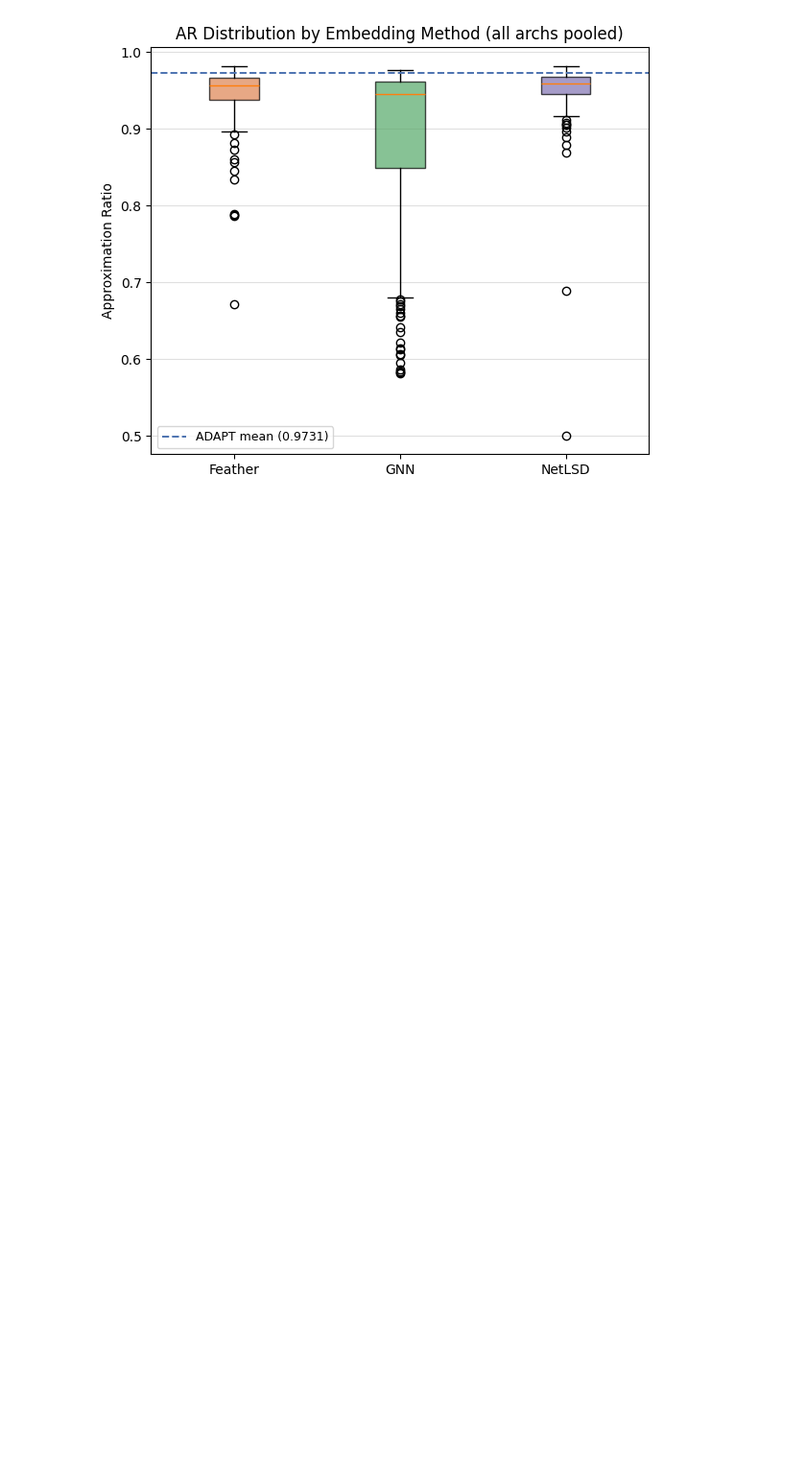
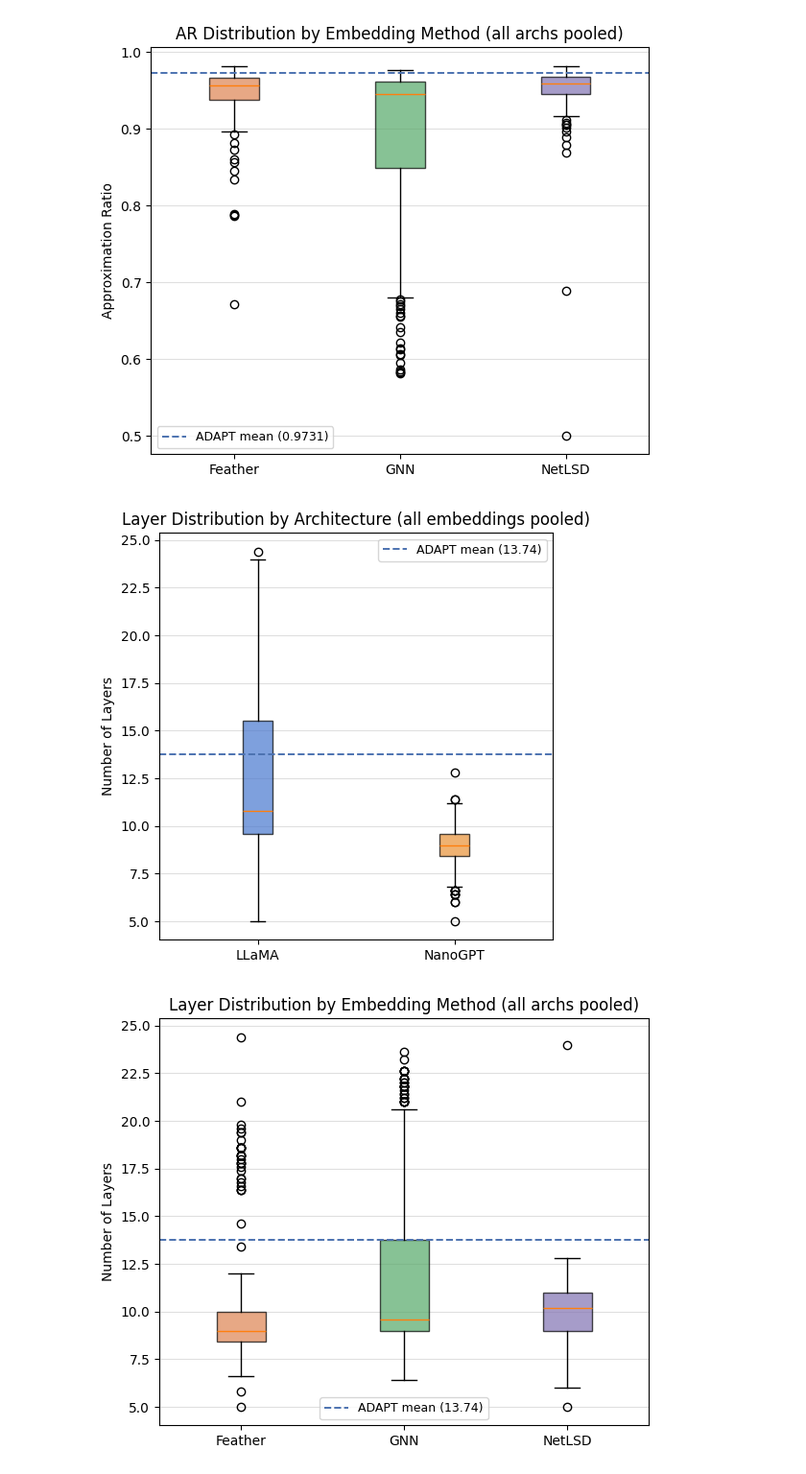
Before and after one commit to mrzaizai2k/Adapt-LLM, a Jupyter notebook: ar_emb_compare.ipynb, the cells around one changed output. Shown at 96% size. Drawn from its saved outputs; the diff is of its cells as text; code cells hidden in the pictures; blank space fills up the shorter version.

```diff
--- a/ar_emb_compare.ipynb
+++ b/ar_emb_compare.ipynb
@@ -783,0 +862,6 @@ plot_method_ar_distribution(final_df)
+# %%
+plot_arch_layer_distribution(final_df)
+plot_method_layers_distribution(final_df)
+# %% [output]
+[figure, added]
+[figure, added]
```
Also changed, not shown: parts of 4 cells of this notebook, 2 other files.
